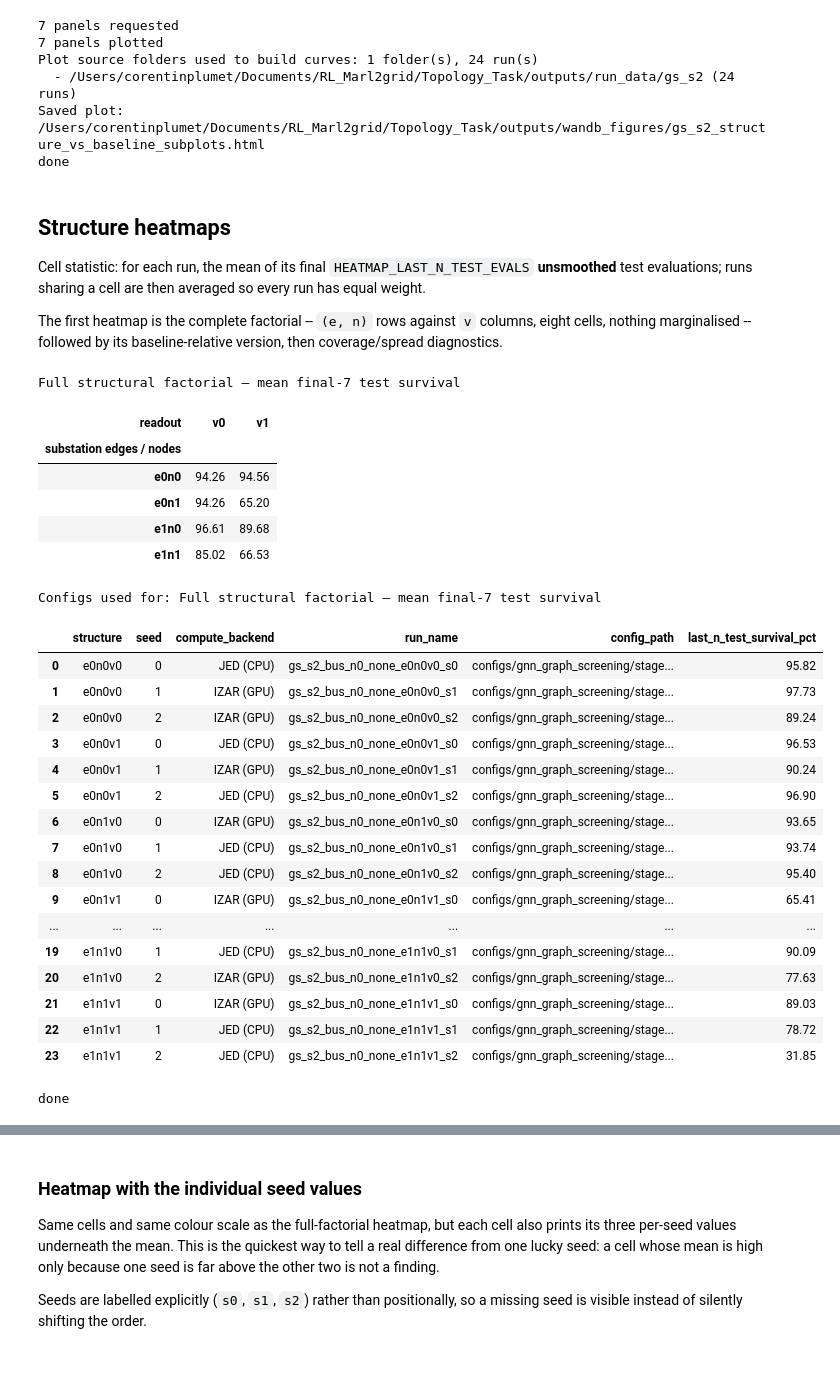
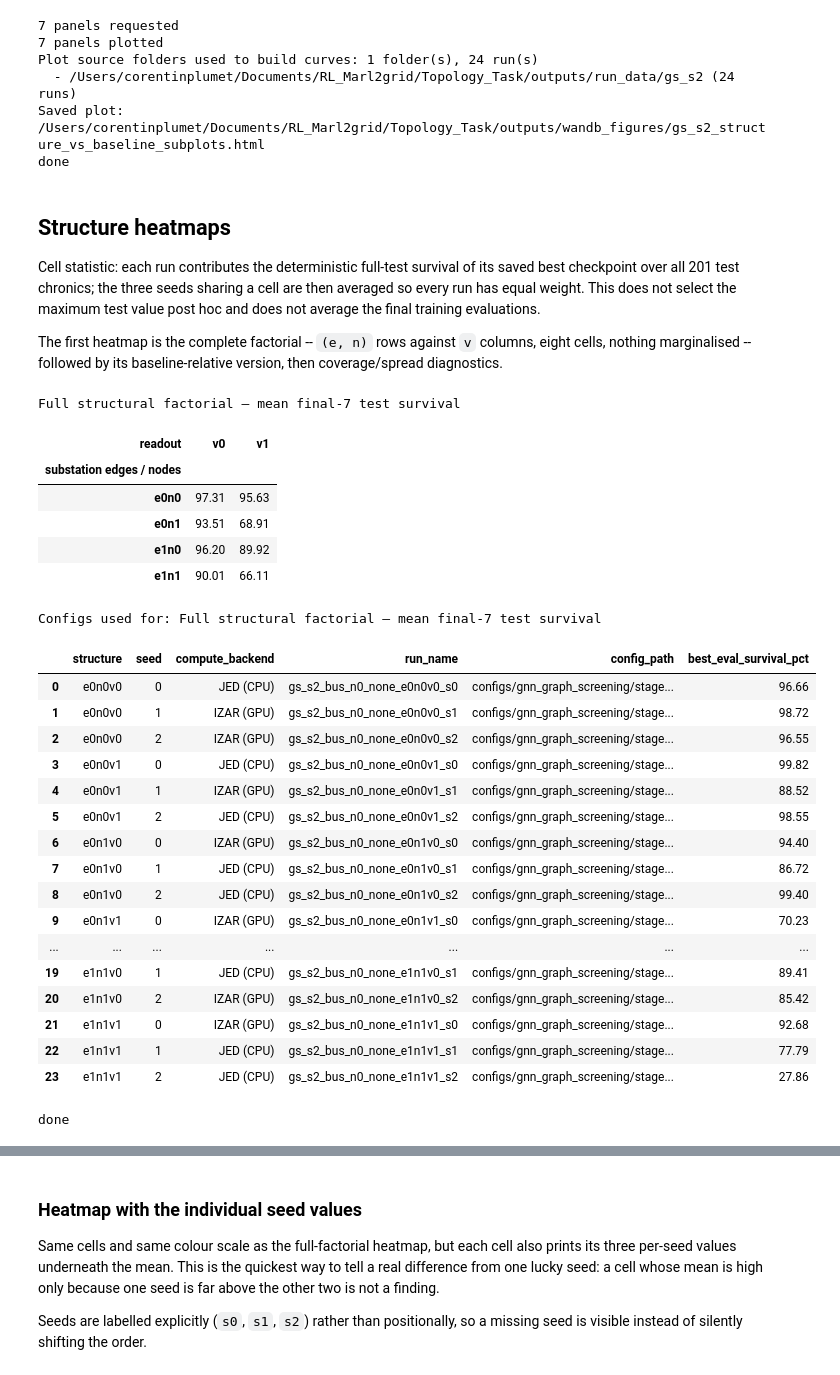
Before and after one commit to corentinplumet/RL_Marl2grid, a Jupyter notebook: Topology_Task/analysis/metrics/notebooks/episodic_survival/gnn_s2_bus_structure_summary.ipynb, the cells around one changed output, grey strips where cells are left out. Saved outputs shown, nothing was run; the diff lists cells and outputs as text; code cells hidden in the pictures.

```diff
--- a/Topology_Task/analysis/metrics/notebooks/episodic_survival/gnn_s2_bus_structure_summary.ipynb
+++ b/Topology_Task/analysis/metrics/notebooks/episodic_survival/gnn_s2_bus_structure_summary.ipynb
@@ -78,6 +84,12 @@ SMOOTH_WINDOW = 5
 HEATMAP_LAST_N_TEST_EVALS = 7
 TARGET_BUDGET_STEPS = 15_000_000
 COMPARISON_BUDGET_STEPS = None
+
+# Reported endpoint: the deterministic full-test evaluation of each run's
+# saved best_test_ checkpoint over the complete held-out split.
+FULL_TEST_EVAL_DIR = wm.TASK_DIR / "outputs" / "full_test_eval"
+EXPECTED_FULL_TEST_EPISODES = 201
+ENDPOINT_VALUE_COLUMN = "best_eval_survival_pct"
 
 S2_DIR = (
     wm.TASK_DIR / "configs" / "gnn_graph_screening" / "stage2_structure"
@@ -100,6 +112,7 @@ V_ORDER = ["v0", "v1"]
 STRUCTURE_ORDER = [f"{en}{v}" for en in EN_ORDER for v in V_ORDER]
 
 print("config folder:", S2_DIR)
+print("full-test results:", FULL_TEST_EVAL_DIR)
 print("baseline structure:", BASELINE_STRUCTURE)
 print("structure order:", STRUCTURE_ORDER)
 print("done")
@@ -721,28 +869,23 @@ done
 # %% [markdown]
 ## Structure heatmaps
 
-Cell statistic: for each run, the mean of its final
-`HEATMAP_LAST_N_TEST_EVALS` **unsmoothed** test evaluations; runs sharing a
-cell are then averaged so every run has equal weight.
+Cell statistic: each run contributes the deterministic full-test survival of
+its saved best checkpoint over all 201 test chronics; the three seeds sharing
+a cell are then averaged so every run has equal weight. This does not select
+the maximum test value post hoc and does not average the final training
+evaluations.
 
 The first heatmap is the complete factorial -- `(e, n)` rows against `v`
 columns, eight cells, nothing marginalised -- followed by its
 baseline-relative version, then coverage/spread diagnostics.
 # %%
-HEATMAP_VALUE_COLUMN = "last_n_test_survival_pct"
-heatmap_endpoint_df = (
-    endpoint_df[
-        endpoint_df["last_n_test_evals"] >= HEATMAP_LAST_N_TEST_EVALS
-    ]
-    .dropna(subset=[HEATMAP_VALUE_COLUMN])
-    .copy()
-)
+HEATMAP_VALUE_COLUMN = ENDPOINT_VALUE_COLUMN
+heatmap_endpoint_df = endpoint_df.dropna(
+    subset=[HEATMAP_VALUE_COLUMN]
+).copy()
 excluded = len(endpoint_df) - len(heatmap_endpoint_df)
 if excluded:
-    print(
-        f"Excluded {excluded} run(s) with fewer than "
-        f"{HEATMAP_LAST_N_TEST_EVALS} test evaluations."
-    )
+    print(f"Excluded {excluded} run(s) without a valid full-test result.")
 
 
 def structure_table(frame, value_column, aggfunc="mean"):
@@ -803,54 +946,54 @@ def show_heatmap(
                 ]
             ]
             .sort_values(["structure", "seed"])
             .reset_index(drop=True)
         )
         print(f"Configs used for: {title}")
         with pd.option_context("display.max_colwidth", None):
             display(detail.round(2))
     return figure
 
 
 absolute_table = structure_table(heatmap_endpoint_df, HEATMAP_VALUE_COLUMN)
 show_heatmap(
     absolute_table,
     "Full structural factorial — mean final-"
     f"{HEATMAP_LAST_N_TEST_EVALS} test survival",
     "Mean survival (%)",
     "Readout (v)",
     "Substation edges / nodes (e, n)",
     colorscale="Viridis",
     zmin=0,
     zmax=100,
     source_df=heatmap_endpoint_df,
 )
 print("done")
 # %% [output]
 Full structural factorial — mean final-7 test survival
 | readout | v0 | v1 |
 | substation edges / nodes |  |  |
-| e0n0 | 94.26 | 94.56 |
-| e0n1 | 94.26 | 65.20 |
-| e1n0 | 96.61 | 89.68 |
-| e1n1 | 85.02 | 66.53 |
+| e0n0 | 97.31 | 95.63 |
+| e0n1 | 93.51 | 68.91 |
+| e1n0 | 96.20 | 89.92 |
+| e1n1 | 90.01 | 66.11 |
 Configs used for: Full structural factorial — mean final-7 test survival
-|  | structure | seed | compute_backend | run_name | config_path | last_n_test_survival_pct |
-| 0 | e0n0v0 | 0 | JED (CPU) | gs_s2_bus_n0_none_e0n0v0_s0 | configs/gnn_graph_screening/stage... | 95.82 |
-| 1 | e0n0v0 | 1 | IZAR (GPU) | gs_s2_bus_n0_none_e0n0v0_s1 | configs/gnn_graph_screening/stage... | 97.73 |
-| 2 | e0n0v0 | 2 | IZAR (GPU) | gs_s2_bus_n0_none_e0n0v0_s2 | configs/gnn_graph_screening/stage... | 89.24 |
-| 3 | e0n0v1 | 0 | JED (CPU) | gs_s2_bus_n0_none_e0n0v1_s0 | configs/gnn_graph_screening/stage... | 96.53 |
-| 4 | e0n0v1 | 1 | IZAR (GPU) | gs_s2_bus_n0_none_e0n0v1_s1 | configs/gnn_graph_screening/stage... | 90.24 |
-| 5 | e0n0v1 | 2 | JED (CPU) | gs_s2_bus_n0_none_e0n0v1_s2 | configs/gnn_graph_screening/stage... | 96.90 |
-| 6 | e0n1v0 | 0 | IZAR (GPU) | gs_s2_bus_n0_none_e0n1v0_s0 | configs/gnn_graph_screening/stage... | 93.65 |
-| 7 | e0n1v0 | 1 | JED (CPU) | gs_s2_bus_n0_none_e0n1v0_s1 | configs/gnn_graph_screening/stage... | 93.74 |
-| 8 | e0n1v0 | 2 | JED (CPU) | gs_s2_bus_n0_none_e0n1v0_s2 | configs/gnn_graph_screening/stage... | 95.40 |
-| 9 | e0n1v1 | 0 | IZAR (GPU) | gs_s2_bus_n0_none_e0n1v1_s0 | configs/gnn_graph_screening/stage... | 65.41 |
+|  | structure | seed | compute_backend | run_name | config_path | best_eval_survival_pct |
+| 0 | e0n0v0 | 0 | JED (CPU) | gs_s2_bus_n0_none_e0n0v0_s0 | configs/gnn_graph_screening/stage... | 96.66 |
+| 1 | e0n0v0 | 1 | IZAR (GPU) | gs_s2_bus_n0_none_e0n0v0_s1 | configs/gnn_graph_screening/stage... | 98.72 |
+| 2 | e0n0v0 | 2 | IZAR (GPU) | gs_s2_bus_n0_none_e0n0v0_s2 | configs/gnn_graph_screening/stage... | 96.55 |
+| 3 | e0n0v1 | 0 | JED (CPU) | gs_s2_bus_n0_none_e0n0v1_s0 | configs/gnn_graph_screening/stage... | 99.82 |
+| 4 | e0n0v1 | 1 | IZAR (GPU) | gs_s2_bus_n0_none_e0n0v1_s1 | configs/gnn_graph_screening/stage... | 88.52 |
+| 5 | e0n0v1 | 2 | JED (CPU) | gs_s2_bus_n0_none_e0n0v1_s2 | configs/gnn_graph_screening/stage... | 98.55 |
+| 6 | e0n1v0 | 0 | IZAR (GPU) | gs_s2_bus_n0_none_e0n1v0_s0 | configs/gnn_graph_screening/stage... | 94.40 |
+| 7 | e0n1v0 | 1 | JED (CPU) | gs_s2_bus_n0_none_e0n1v0_s1 | configs/gnn_graph_screening/stage... | 86.72 |
+| 8 | e0n1v0 | 2 | JED (CPU) | gs_s2_bus_n0_none_e0n1v0_s2 | configs/gnn_graph_screening/stage... | 99.40 |
+| 9 | e0n1v1 | 0 | IZAR (GPU) | gs_s2_bus_n0_none_e0n1v1_s0 | configs/gnn_graph_screening/stage... | 70.23 |
 | ... | ... | ... | ... | ... | ... | ... |
-| 19 | e1n1v0 | 1 | JED (CPU) | gs_s2_bus_n0_none_e1n1v0_s1 | configs/gnn_graph_screening/stage... | 90.09 |
-| 20 | e1n1v0 | 2 | IZAR (GPU) | gs_s2_bus_n0_none_e1n1v0_s2 | configs/gnn_graph_screening/stage... | 77.63 |
-| 21 | e1n1v1 | 0 | IZAR (GPU) | gs_s2_bus_n0_none_e1n1v1_s0 | configs/gnn_graph_screening/stage... | 89.03 |
-| 22 | e1n1v1 | 1 | JED (CPU) | gs_s2_bus_n0_none_e1n1v1_s1 | configs/gnn_graph_screening/stage... | 78.72 |
-| 23 | e1n1v1 | 2 | JED (CPU) | gs_s2_bus_n0_none_e1n1v1_s2 | configs/gnn_graph_screening/stage... | 31.85 |
+| 19 | e1n1v0 | 1 | JED (CPU) | gs_s2_bus_n0_none_e1n1v0_s1 | configs/gnn_graph_screening/stage... | 89.41 |
+| 20 | e1n1v0 | 2 | IZAR (GPU) | gs_s2_bus_n0_none_e1n1v0_s2 | configs/gnn_graph_screening/stage... | 85.42 |
+| 21 | e1n1v1 | 0 | IZAR (GPU) | gs_s2_bus_n0_none_e1n1v1_s0 | configs/gnn_graph_screening/stage... | 92.68 |
+| 22 | e1n1v1 | 1 | JED (CPU) | gs_s2_bus_n0_none_e1n1v1_s1 | configs/gnn_graph_screening/stage... | 77.79 |
+| 23 | e1n1v1 | 2 | JED (CPU) | gs_s2_bus_n0_none_e1n1v1_s2 | configs/gnn_graph_screening/stage... | 27.86 |
 done
 # %%
 baseline_en = BASELINE_STRUCTURE[:4]
```
Also changed, not shown: parts of 14 cells of this notebook, 6 other files.
